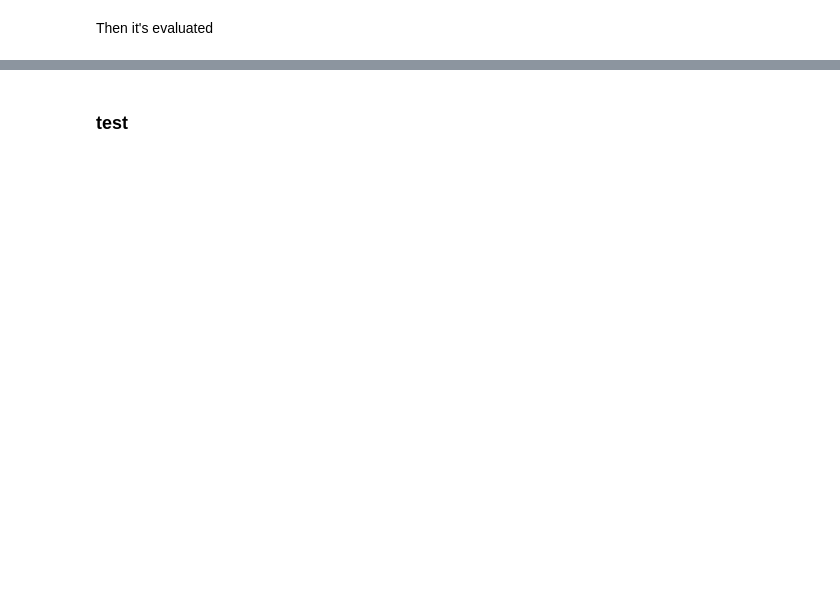
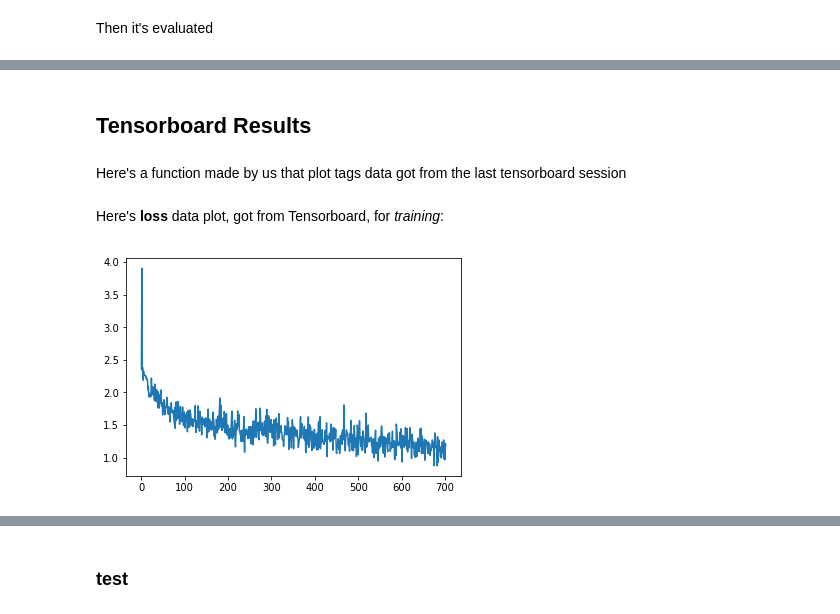
Before and after one commit to GuidoBallabio/aca-tensorflow, a Jupyter notebook: Develop Notebook.ipynb, the cells around one changed output, grey strips where cells are left out. Saved outputs shown, nothing was run; the diff lists cells and outputs as text; code cells hidden in the pictures; blank space fills up the shorter version.

Commit message:
tensorboard on notebooks

```diff
--- a/Develop Notebook.ipynb
+++ b/Develop Notebook.ipynb
@@ -130,0 +131,24 @@ INFO:tensorflow:Restoring parameters from /home/daibak/Documents/Code/Python/aca
+# %% [markdown]
+## Tensorboard Results
+# %% [markdown]
+Here's a function made by us that plot tags data got from the last tensorboard session
+# %%
+import matplotlib.pyplot as plt
+import glob
+
+def plot_from_tensorfboard (param, source):
+    files_in_dir = len(glob.glob("/tmp/log-tb/" + NET_NAME + "/" + source + "/*"))
+    values = []
+    for e in tf.train.summary_iterator(glob.glob("/tmp/log-tb/" + NET_NAME + "/" + source + "/*")[files_in_dir - 1]):
+        for v in e.summary.value:
+            if v.tag == param:
+                values.append(v.simple_value)
+    values = np.array(values)
+    plt.plot(values)
+    plt.show()
+# %% [markdown]
+Here's **loss** data plot, got from Tensorboard, for *training*:
+# %%
+plot_from_tensorfboard('loss','training')
+# %% [output]
+[figure, added]
```
Also changed, not shown: parts of 12 cells of this notebook.
